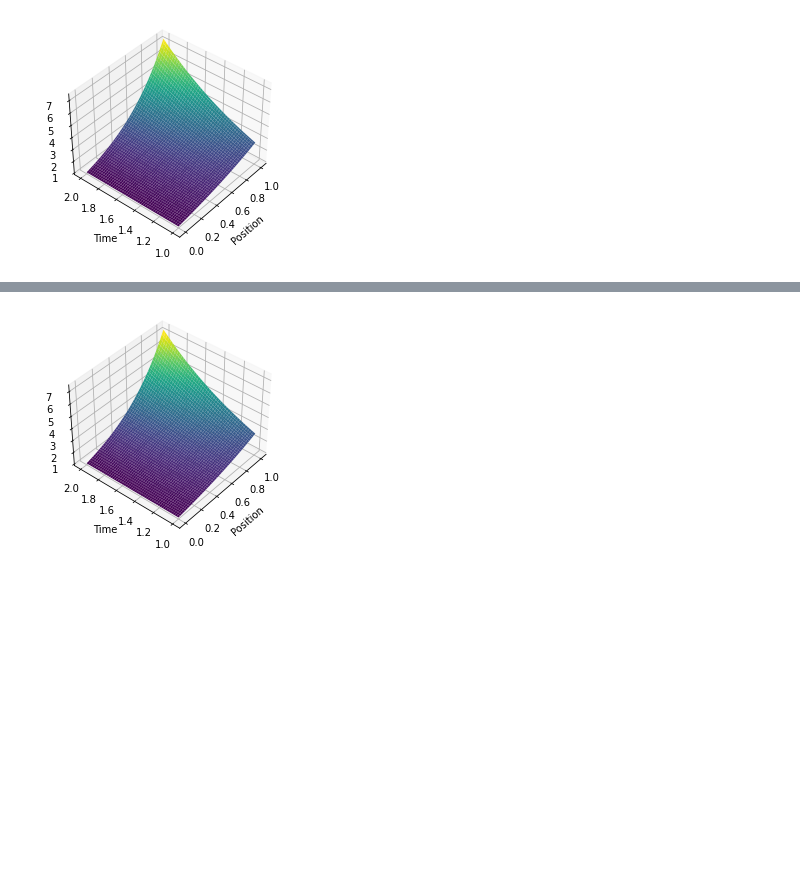
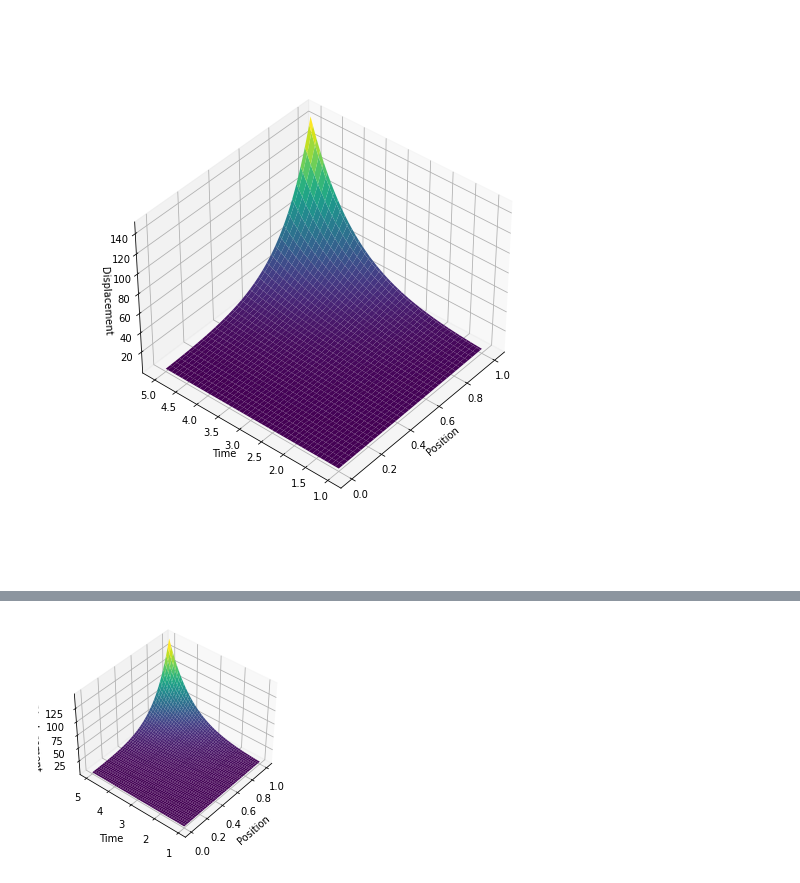
Before and after one commit to Seer885/damped-wave-eq-project, a Jupyter notebook: code-work/x*u_x=t*u_t-solving.ipynb, the cells around one changed output, grey strips where cells are left out. Cells and saved outputs as stored; diff of their text form; code cells hidden in the pictures; blank space fills up the shorter version.

Commit message:
Fixed my x*u_x=t*u_t code to generate graphs for larger t-intervals

```diff
--- a/code-work/x*u_x=t*u_t-solving.ipynb
+++ b/code-work/x*u_x=t*u_t-solving.ipynb
@@ -39,7 +39,7 @@ def graph_3d(x,t,u):
     import matplotlib.pyplot as plt
 
     # Create 3D axis and plot points
-    fig = plt.figure()
+    fig = plt.figure(figsize=(12,10))
     ax = plt.axes(projection='3d')
 
 
@@ -54,14 +54,17 @@ def graph_3d(x,t,u):
 
     # Rotate and display the plot
     ax.view_init(40,220)
+    ax.set_box_aspect(None, zoom=0.75)
     plt.show()
 # %%
-def xux_to_tut(t_max,interv_num):
+def xux_to_tut(t_max,x_int,t_int):
     """
     We're solving x*u_x=t*u_t with initial condition u(x,1)=e^x and boundary conditions u(0,t)=1 and u(1,t)=e^t.
 
     By default, 0<x<1 and 1<t, and we're solving to get a very specific solution, so the only values
     we can tweak are the maximum t-value and number of subintervals for both independent variables.
+
+    NOTE: If your graphs look weird, increase the t_int.
     """
     # Import modules
     import numpy as np
@@ -72,11 +75,11 @@ def xux_to_tut(t_max,interv_num):
 
 
     # Make our arrays of x and t inputs and our interval width constants
-    x_val = np.linspace(0, 1, interv_num+1)
-    x_width = 1 / interv_num
+    x_val = np.linspace(0, 1, x_int+1)
+    x_width = 1 / x_int
 
-    t_val = np.linspace(1, t_max, interv_num+1)
-    t_width = (t_max - 1) / interv_num
+    t_val = np.linspace(1, t_max, t_int+1)
+    t_width = (t_max - 1) / t_int
 
 
 
@@ -91,8 +94,8 @@ def xux_to_tut(t_max,interv_num):
 
 
     # Cycle through every 0-value in our U-matrix
-    for column in range(1,interv_num+1):
-        for row in range(1,interv_num):
+    for column in range(1,t_int+1):
+        for row in range(1,x_int):
 
             # C = (x_i * t-width) / (t_(j-1) * x-width)
             c_variable = (x_val[row] * t_width) / (t_val[column-1] * x_width)
@@ -107,6 +110,6 @@ def xux_to_tut(t_max,interv_num):
     graph_3d(X_val, T_val, U_val)
     print(f"Finished in {round(time()-begin,2)} seconds.")
 # %%
-xux_to_tut(2,1000)
+xux_to_tut(5,100,1000)
 # %% [output]
-[figure, old version]
+[figure, new version]
@@ -114,11 +117,11 @@ Finished in 1.54 seconds.
 # %%
 import numpy as np
 x = np.linspace(0,1,50)
-t = np.linspace(1,2,50)
+t = np.linspace(1,5,50)
 T, X = np.meshgrid(t,x)
 U = np.exp(X * T)
 
 
 graph_3d(X,T,U)
 # %% [output]
-[figure, old version]
+[figure, new version]
```
Also changed, not shown: parts of 1 cell of this notebook.
